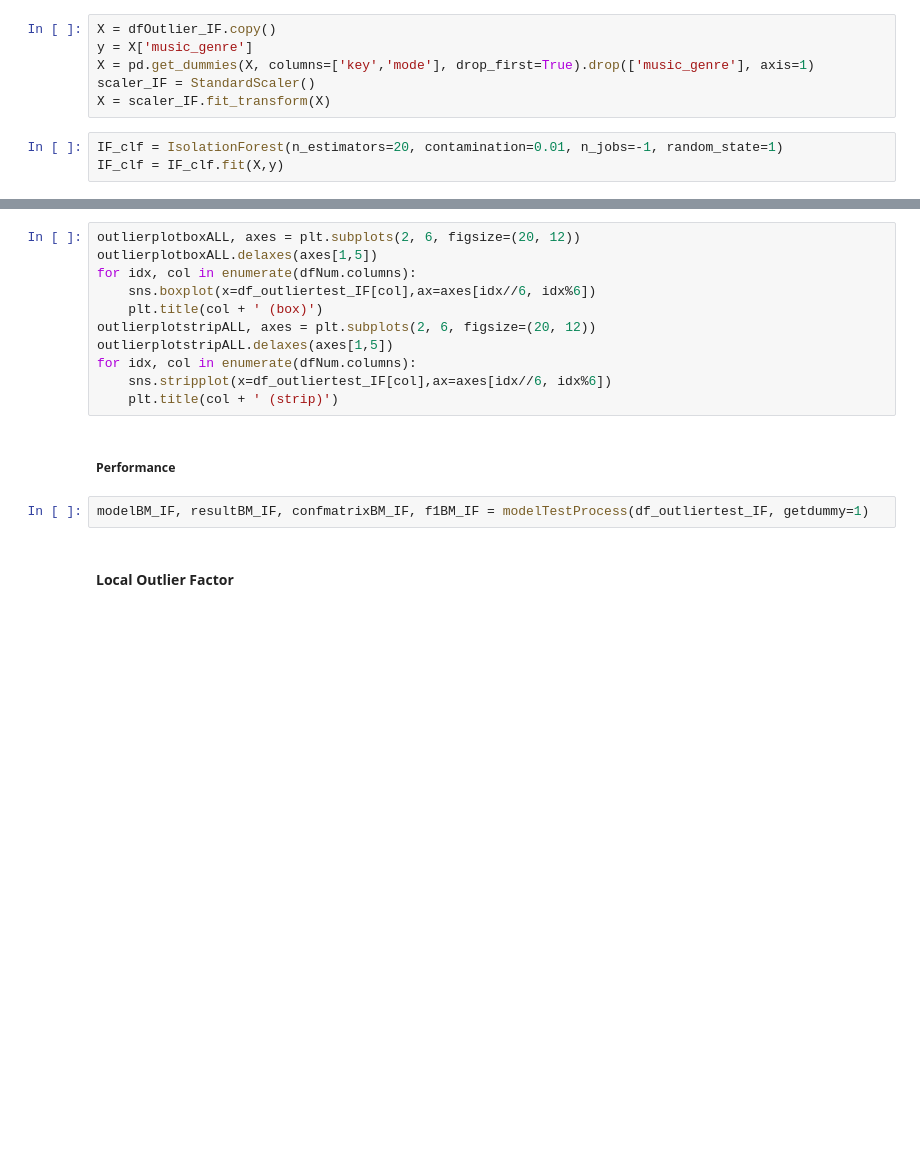
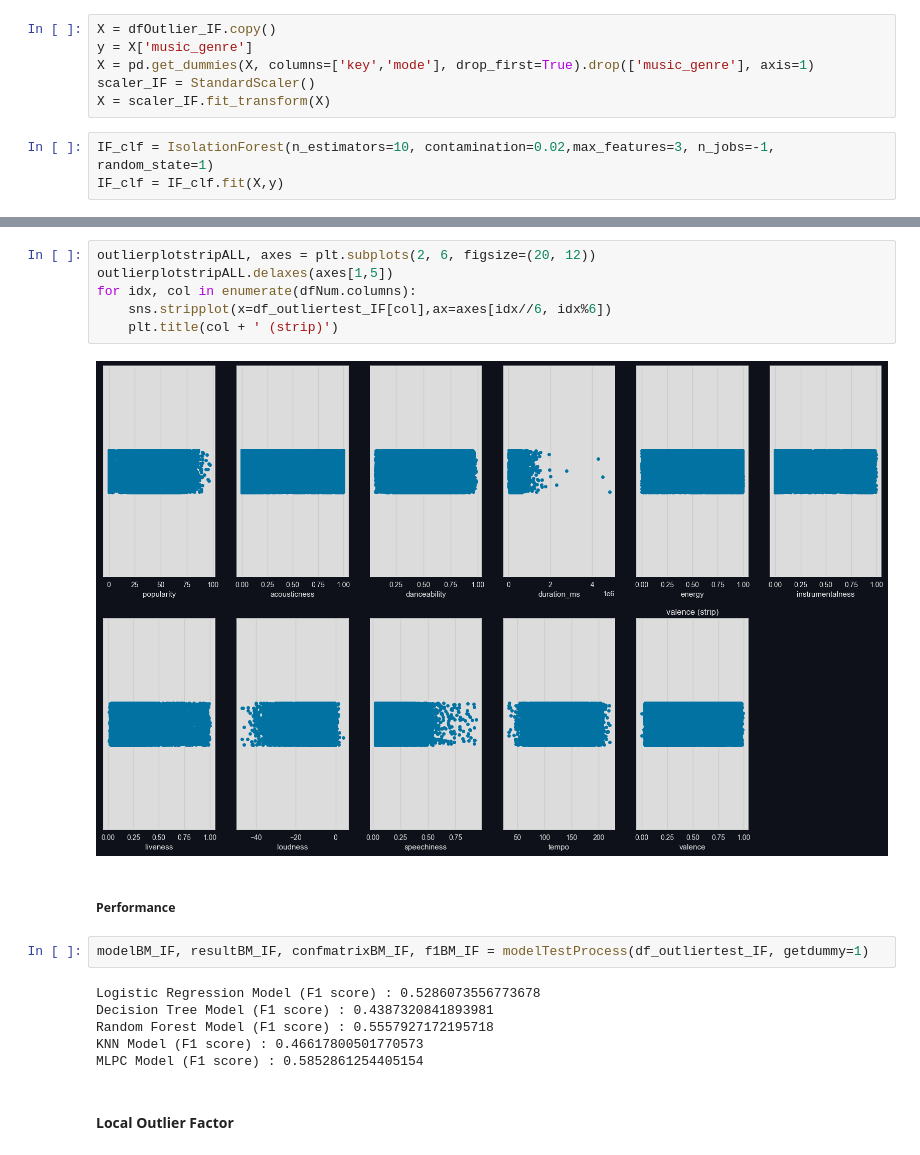
Before and after one commit to AthimetA/FRA503_HW_ML, a Jupyter notebook: Project/project.ipynb, the cells around one changed output, grey strips where cells are left out. Saved outputs shown, nothing was run; the diff lists cells and outputs as text; blank space fills up the shorter version.

```diff
--- a/Project/project.ipynb
+++ b/Project/project.ipynb
@@ -1000,7 +968,7 @@ X = pd.get_dummies(X, columns=['key','mode'], drop_first=True).drop(['music_genr
 scaler_IF = StandardScaler()
 X = scaler_IF.fit_transform(X)
 # %%
-IF_clf = IsolationForest(n_estimators=20, contamination=0.01, n_jobs=-1, random_state=1)
+IF_clf = IsolationForest(n_estimators=10, contamination=0.02,max_features=3, n_jobs=-1, random_state=1)
 IF_clf = IF_clf.fit(X,y)
 # %%
 dfOutlier_IF['anomalyscore'] = IF_clf.score_samples(X)
@@ -1017,18 +1034,21 @@ df_outliertest_IF.info()
 # %%
-outlierplotboxALL, axes = plt.subplots(2, 6, figsize=(20, 12))
-outlierplotboxALL.delaxes(axes[1,5])
-for idx, col in enumerate(dfNum.columns):
-    sns.boxplot(x=df_outliertest_IF[col],ax=axes[idx//6, idx%6])
-    plt.title(col + ' (box)')
 outlierplotstripALL, axes = plt.subplots(2, 6, figsize=(20, 12))
 outlierplotstripALL.delaxes(axes[1,5])
 for idx, col in enumerate(dfNum.columns):
     sns.stripplot(x=df_outliertest_IF[col],ax=axes[idx//6, idx%6])
     plt.title(col + ' (strip)')
+# %% [output]
+[figure, added]
 # %% [markdown]
 ##### **Performance**
 # %%
 modelBM_IF, resultBM_IF, confmatrixBM_IF, f1BM_IF = modelTestProcess(df_outliertest_IF, getdummy=1)
+# %% [output]
+Logistic Regression Model (F1 score) : 0.5286073556773678
+Decision Tree Model (F1 score) : 0.4387320841893981
+Random Forest Model (F1 score) : 0.5557927172195718
+KNN Model (F1 score) : 0.46617800501770573
+MLPC Model (F1 score) : 0.5852861254405154
 # %% [markdown]
 #### **Local Outlier Factor**
 # %%
```
Also changed, not shown: parts of 35 cells of this notebook.
